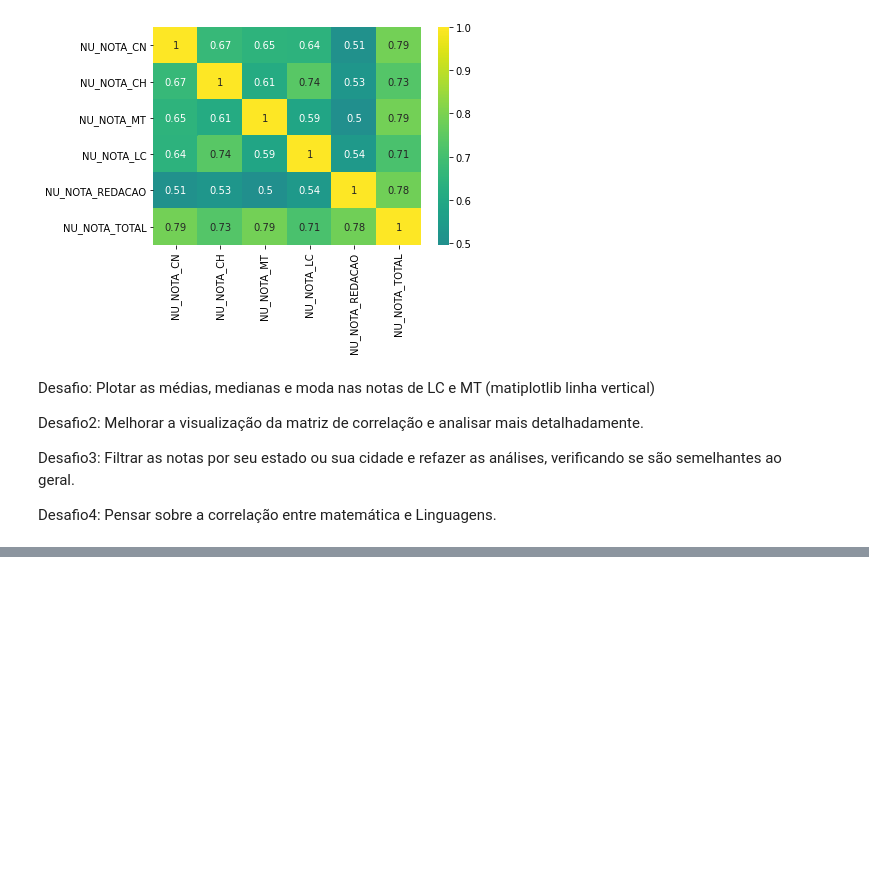
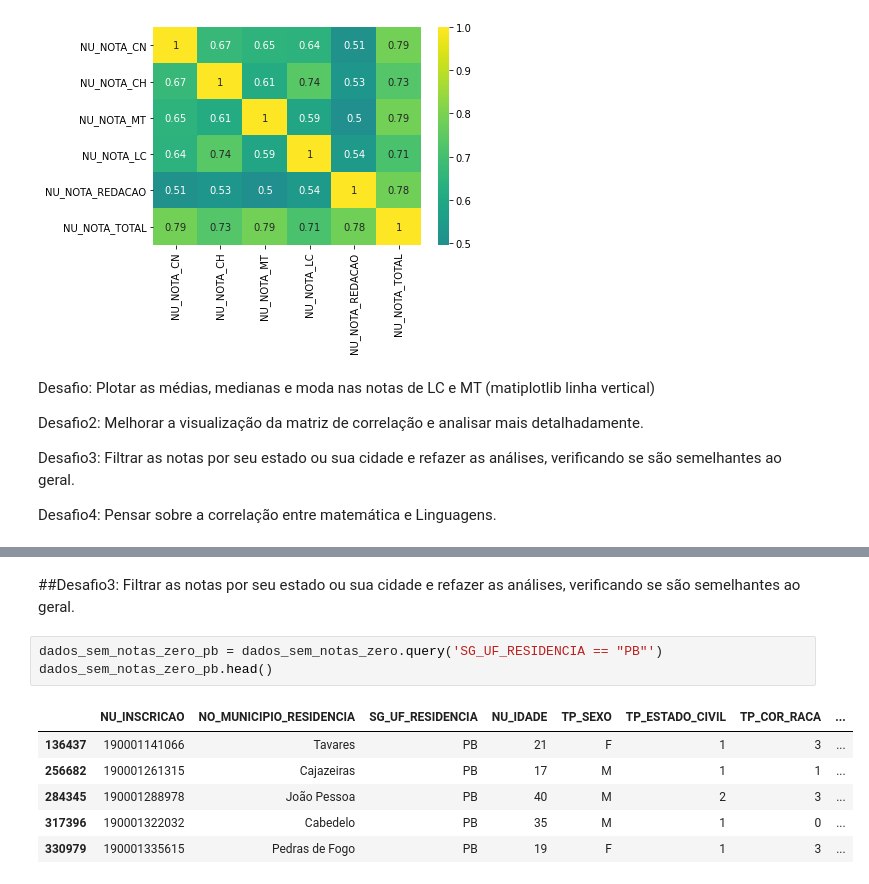
Before and after one commit to Daniel-ASG/IMERSAO_DADOS_ALURA, a Jupyter notebook: IMERSÃO_DADOS_Aula03.ipynb, the cells around one changed output, grey strips where cells are left out. Drawn from its saved outputs; the diff is of its cells as text; blank space fills up the shorter version.

```diff
--- a/IMERSÃO_DADOS_Aula03.ipynb
+++ b/IMERSÃO_DADOS_Aula03.ipynb
@@ -515,0 +558,12 @@ Desafio4: Pensar sobre a correlação entre matemática e Linguagens.
+# %% [markdown]
+##Desafio3: Filtrar as notas por seu estado ou sua cidade e refazer as análises, verificando se são semelhantes ao geral.
+# %%
+dados_sem_notas_zero_pb = dados_sem_notas_zero.query('SG_UF_RESIDENCIA == "PB"')
+dados_sem_notas_zero_pb.head()
+# %% [output]
+|  | NU_INSCRICAO | NO_MUNICIPIO_RESIDENCIA | SG_UF_RESIDENCIA | NU_IDADE | TP_SEXO | TP_ESTADO_CIVIL | TP_COR_RACA | ... |
+| 136437 | 190001141066 | Tavares | PB | 21 | F | 1 | 3 | ... |
+| 256682 | 190001261315 | Cajazeiras | PB | 17 | M | 1 | 1 | ... |
+| 284345 | 190001288978 | João Pessoa | PB | 40 | M | 2 | 3 | ... |
+| 317396 | 190001322032 | Cabedelo | PB | 35 | M | 1 | 0 | ... |
+| 330979 | 190001335615 | Pedras de Fogo | PB | 19 | F | 1 | 3 | ... |
```
Also changed, not shown: parts of 6 cells of this notebook.
